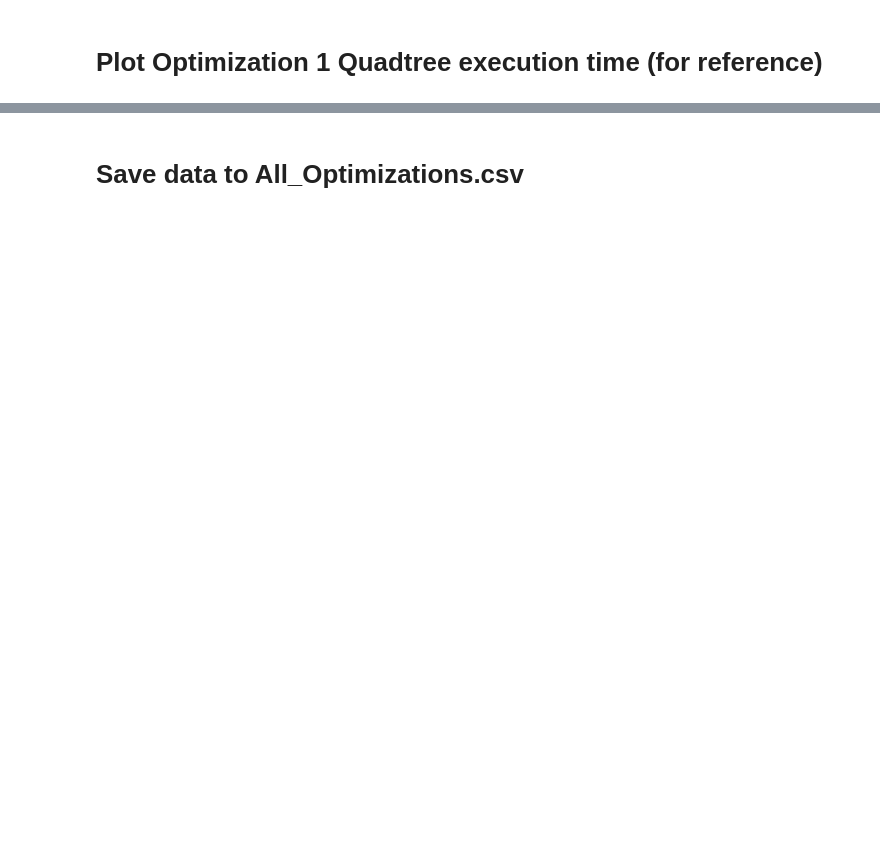
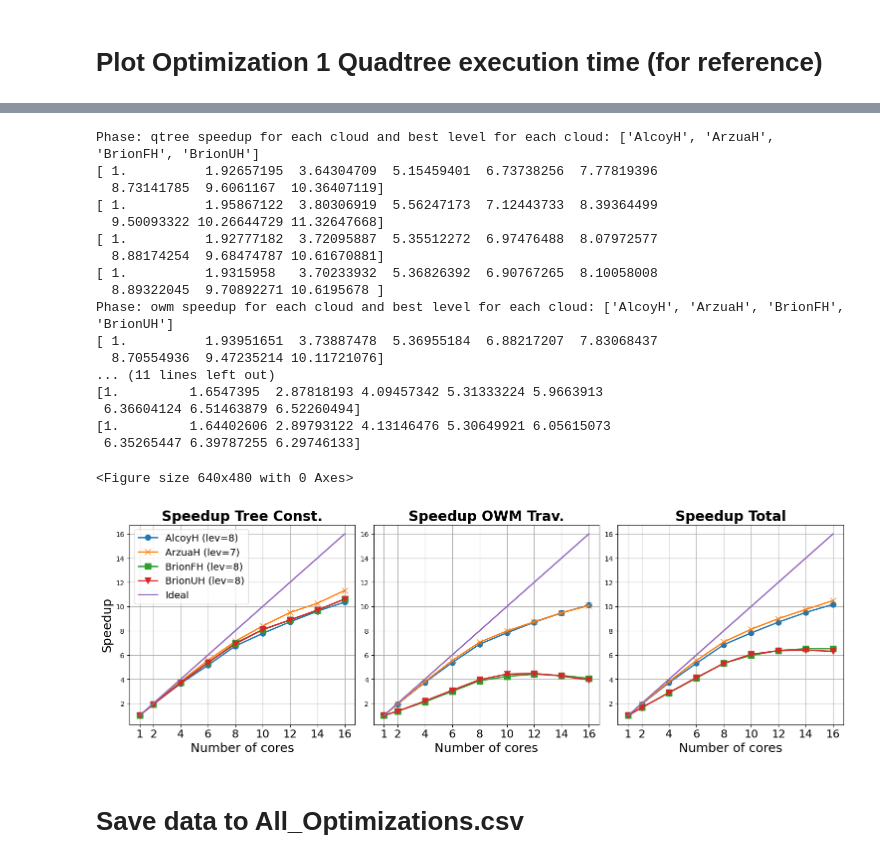
Before and after one commit to PPMC-DAC/FastOWM, a Jupyter notebook: Results/process_o2partree_results.ipynb, the cells around one changed output, grey strips where cells are left out. Drawn from its saved outputs; the diff is of its cells as text; code cells hidden in the pictures; blank space fills up the shorter version.

```diff
--- a/Results/process_o2partree_results.ipynb
+++ b/Results/process_o2partree_results.ipynb
@@ -297,35 +344,55 @@ def plot_res(res, maxth=8):
 
     fig = plt.figure()
 
     marks=['o-','x-','s-','v-','+-']
-    bestlevel=[min(res[i], key=lambda x: res[i][x][maxth]['total']) for i in res]
+    bestlevel=[get_best_level2(res[i], maxth, 'total') for i in res]
     numthreads=list(res[cloud_list[0]][bestlevel[0]].keys())
     labels=['Tree Const.','OWM Trav.','Total']
 
     fig, axs = plt.subplots(nrows=1, ncols=3,figsize=(15, 5), constrained_layout=True)
     sizes=[i+" (lev="+str(j)+")" for i,j in zip(res,bestlevel)]
     sizes.append('Ideal')
 
     for phase,subfig in zip(['qtree','owm','total'],range(3)):
         print("Phase: "+phase+ " speedup for each cloud and best level for each cloud: "+str(list(res.keys())))
         for (i,z,lev) in zip(res,marks,bestlevel):
             print(np.array([res[i][lev][1][phase]/res[i][lev][j][phase] for j in numthreads]))
             axs[subfig].plot(np.array(numthreads), np.array([res[i][lev][1][phase]/res[i][lev][j][phase] for j in numthreads]), z, linewidth=linew, markersize=markers)
         axs[subfig].plot(np.array(numthreads), np.array(numthreads), '-', linewidth=linew, markersize=markers)
         axs[subfig].set_title('Speedup '+labels[subfig],  fontweight='bold', fontsize=titlefs)
         axs[subfig].set_xlabel('Number of cores', fontsize=xlabelfs)
         axs[subfig].set_xticks(numthreads)
         axs[subfig].tick_params(axis='x', labelsize=xticksfs)
         axs[subfig].grid()
 
     axs[0].set_ylabel('Speedup', fontsize=ylabelfs)
     axs[0].legend(sizes,loc='best', fontsize= legendfs)
 #    plt.yticks(fontsize=yticksfs)
 
     plt.show()
     return fig
 
-fig = plot_res(res4, num_threads[-1])
+fig = plot_res(res2, num_threads[-1])
+# %% [output]
+Phase: qtree speedup for each cloud and best level for each cloud: ['AlcoyH', 'ArzuaH', 'BrionFH', 'BrionUH']
+[ 1.          1.92657195  3.64304709  5.15459401  6.73738256  7.77819396
+  8.73141785  9.6061167  10.36407119]
+[ 1.          1.95867122  3.80306919  5.56247173  7.12443733  8.39364499
+  9.50093322 10.26644729 11.32647668]
+[ 1.          1.92777182  3.72095887  5.35512272  6.97476488  8.07972577
+  8.88174254  9.68474787 10.61670881]
+[ 1.          1.9315958   3.70233932  5.36826392  6.90767265  8.10058008
+  8.89322045  9.70892271 10.6195678 ]
+Phase: owm speedup for each cloud and best level for each cloud: ['AlcoyH', 'ArzuaH', 'BrionFH', 'BrionUH']
+[ 1.          1.93951651  3.73887478  5.36955184  6.88217207  7.83068437
+  8.70554936  9.47235214 10.11721076]
+... (11 lines left out)
+[1.         1.6547395  2.87818193 4.09457342 5.31333224 5.9663913
+ 6.36604124 6.51463879 6.52260494]
+[1.         1.64402606 2.89793122 4.13146476 5.30649921 6.05615073
+ 6.35265447 6.39787255 6.29746133]
+<Figure size 640x480 with 0 Axes>
+[figure, added]
 # %%
 pp = PdfPages(os.path.join(hostname, f'Speedup-o2-partree-{hostname}.pdf'))
 pp.savefig(fig)
```
Also changed, not shown: parts of 8 cells of this notebook.
